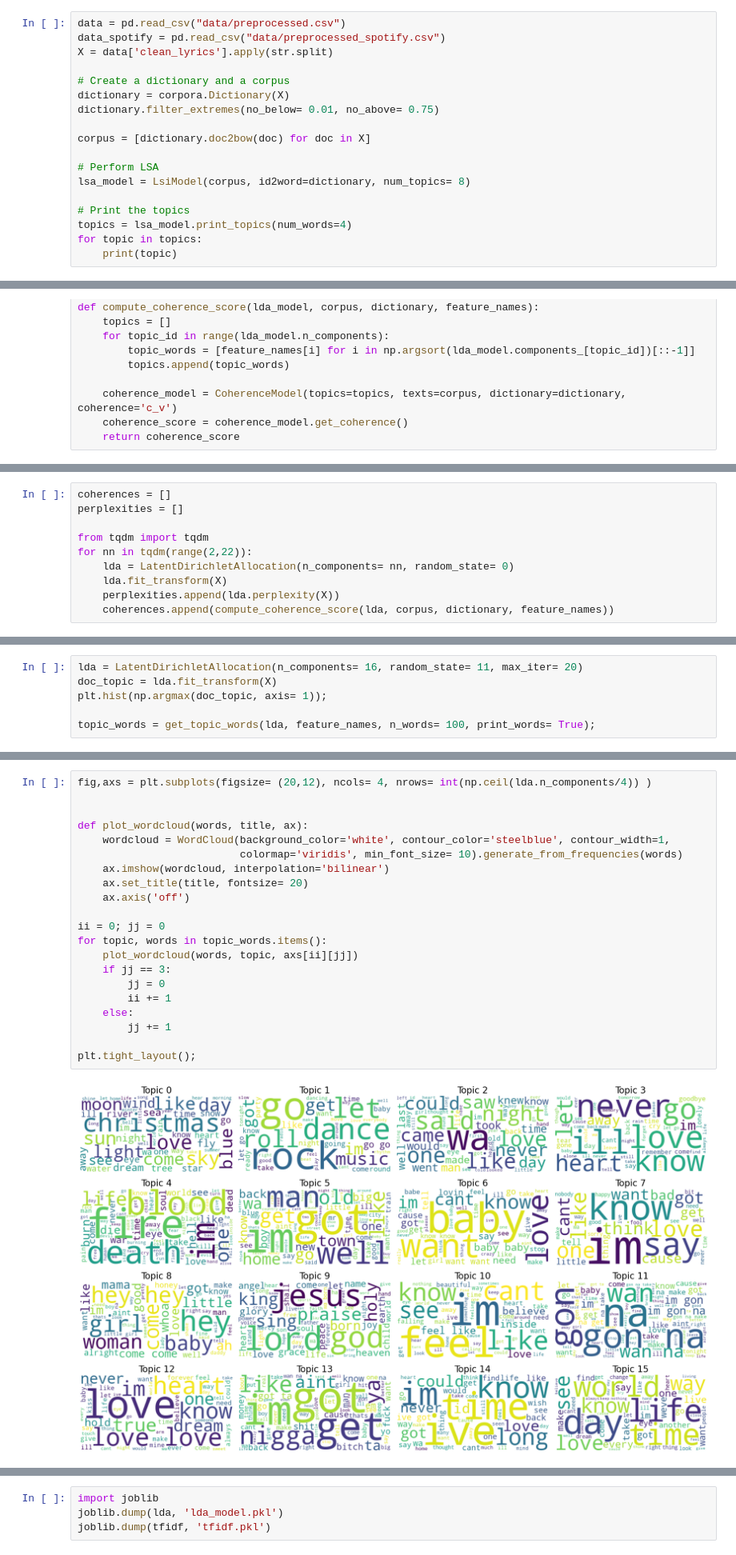
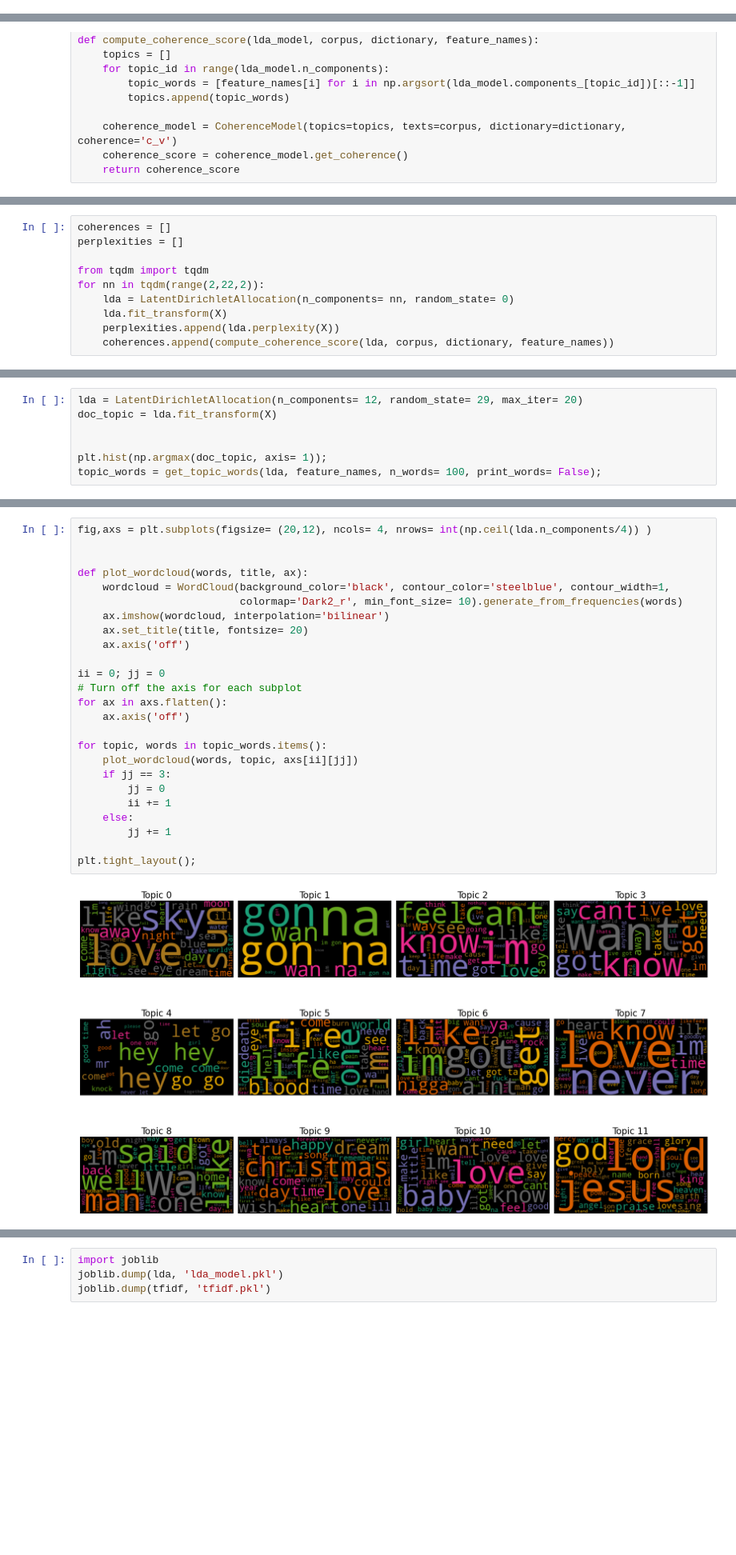
Before and after one commit to garimasc/topic_modeling_songs, a Jupyter notebook: lda.ipynb, the cells around one changed output, grey strips where cells are left out. Shown at 80% size. Saved outputs shown, nothing was run; the diff lists cells and outputs as text; blank space fills up the shorter version.

```diff
--- a/lda.ipynb
+++ b/lda.ipynb
@@ -23,18 +24,0 @@ from sklearn.feature_extraction.text import TfidfVectorizer
-# %%
-data = pd.read_csv("data/preprocessed.csv")
-data_spotify = pd.read_csv("data/preprocessed_spotify.csv")
-X = data['clean_lyrics'].apply(str.split)
-
-# Create a dictionary and a corpus
-dictionary = corpora.Dictionary(X)
-dictionary.filter_extremes(no_below= 0.01, no_above= 0.75)
-
-corpus = [dictionary.doc2bow(doc) for doc in X]
-
-# Perform LSA
-lsa_model = LsiModel(corpus, id2word=dictionary, num_topics= 8)
-
-# Print the topics
-topics = lsa_model.print_topics(num_words=4)
-for topic in topics:
-    print(topic)
@@ -159,7 +73,7 @@ coherences = []
 perplexities = []
 
 from tqdm import tqdm
-for nn in tqdm(range(2,22)):
+for nn in tqdm(range(2,22,2)):
     lda = LatentDirichletAllocation(n_components= nn, random_state= 0)
     lda.fit_transform(X)
     perplexities.append(lda.perplexity(X))
@@ -181,7 +93,8 @@ fig.savefig("images/perplexity_coherence.png")
 # %%
-lda = LatentDirichletAllocation(n_components= 16, random_state= 11, max_iter= 20)
+lda = LatentDirichletAllocation(n_components= 12, random_state= 29, max_iter= 20)
 doc_topic = lda.fit_transform(X)
+
+
 plt.hist(np.argmax(doc_topic, axis= 1));
-
-topic_words = get_topic_words(lda, feature_names, n_words= 100, print_words= True);
+topic_words = get_topic_words(lda, feature_names, n_words= 100, print_words= False);
 # %% [output]
@@ -206,23 +102,27 @@ day ;life ;time ;world ;know ;love ;see ;way ;every ;one ;live ;take ;got ;want
 # %%
 fig,axs = plt.subplots(figsize= (20,12), ncols= 4, nrows= int(np.ceil(lda.n_components/4)) )
 
 
 def plot_wordcloud(words, title, ax):
-    wordcloud = WordCloud(background_color='white', contour_color='steelblue', contour_width=1,
-                          colormap='viridis', min_font_size= 10).generate_from_frequencies(words)
+    wordcloud = WordCloud(background_color='black', contour_color='steelblue', contour_width=1,
+                          colormap='Dark2_r', min_font_size= 10).generate_from_frequencies(words)
     ax.imshow(wordcloud, interpolation='bilinear')
     ax.set_title(title, fontsize= 20)
     ax.axis('off')
 
 ii = 0; jj = 0
+# Turn off the axis for each subplot
+for ax in axs.flatten():
+    ax.axis('off')
+
 for topic, words in topic_words.items():
     plot_wordcloud(words, topic, axs[ii][jj])
     if jj == 3:
         jj = 0
         ii += 1
     else:
         jj += 1
 
 plt.tight_layout();
 # %% [output]
-[figure, old version]
+[figure, new version]
```
Also changed, not shown: parts of 15 cells of this notebook, 3 other files.
